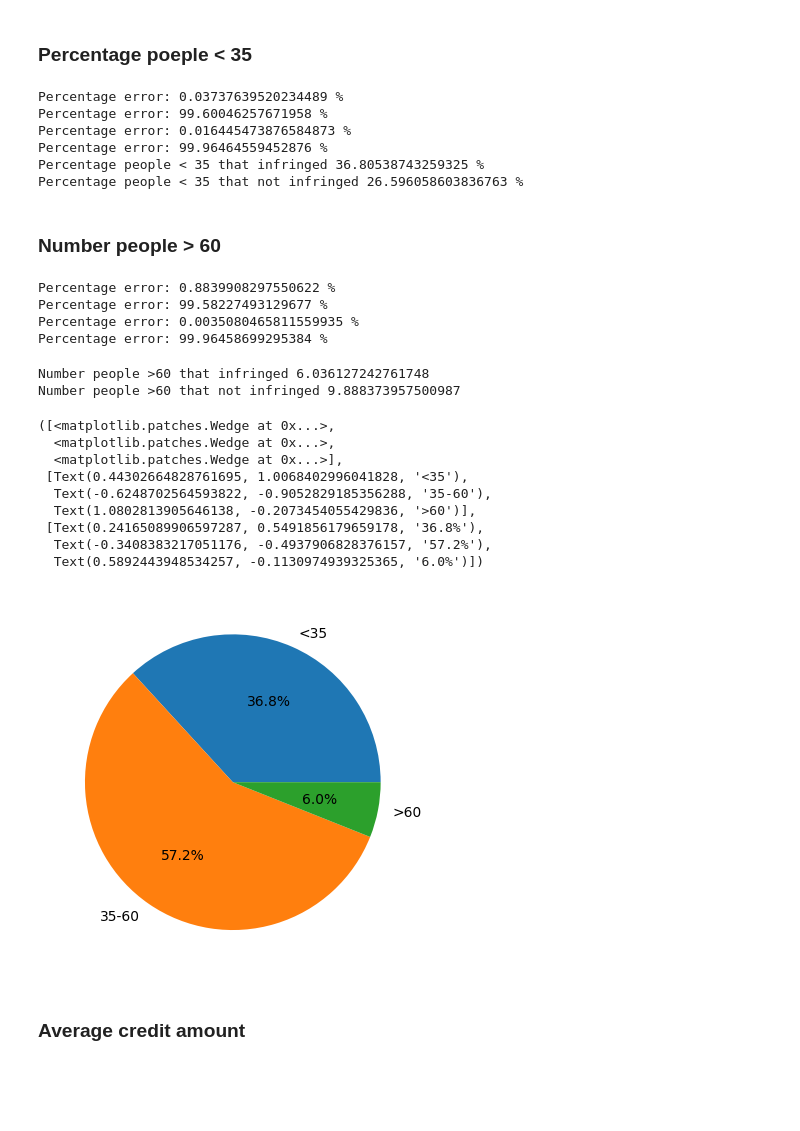
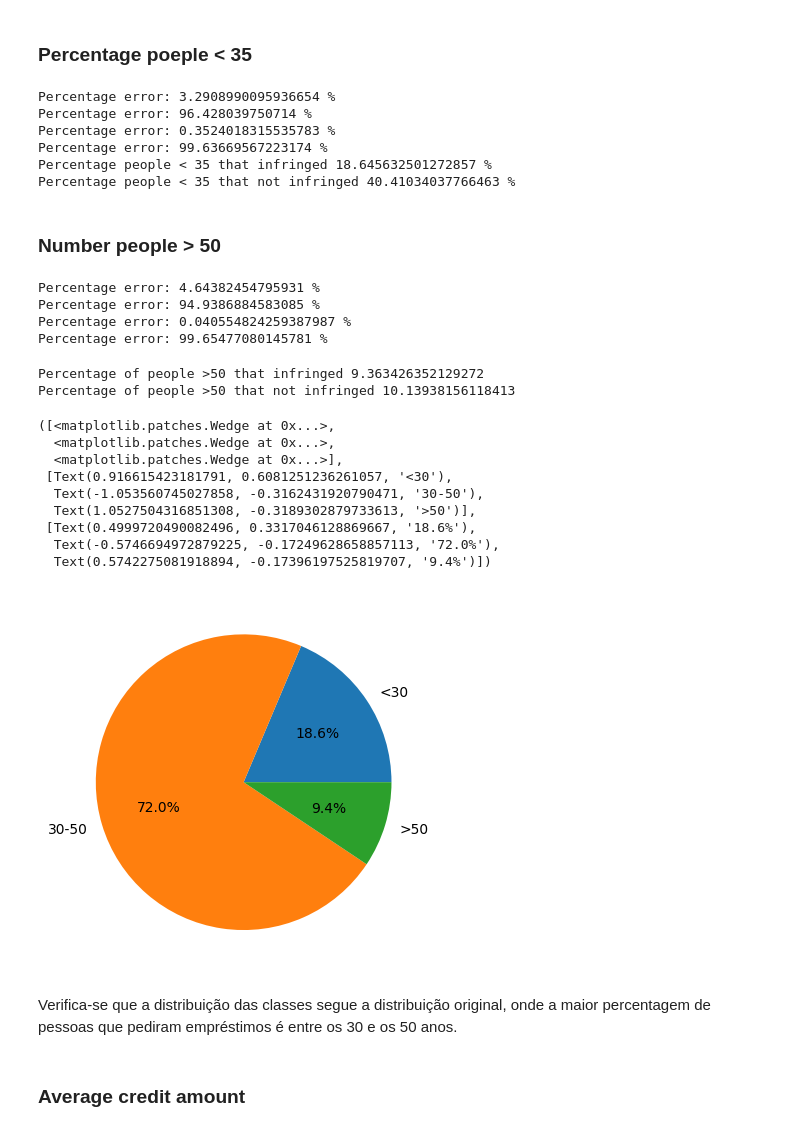
Before and after one commit to PugtgYosuky/SP-Project, a Jupyter notebook: src/controlER/dp.ipynb, the cells around one changed output. Cells and saved outputs as stored; diff of their text form; code cells hidden in the pictures; blank space fills up the shorter version.

```diff
--- a/src/controlER/dp.ipynb
+++ b/src/controlER/dp.ipynb
@@ -82,49 +84,51 @@ def number_people_by_age(condition, infringed=True, epsilon=0.01):
     print(f"Percentage error: {np.abs(error(data_count, res))} %")
     return res
 # %%
-less_35_infringed = number_people_by_age('<35')
+less_35_infringed = number_people_by_age('<30')
 less_35_not_infringed = number_people_by_age('<35', infringed=False)
 print(f'Percentage people < 35 that infringed', less_35_infringed, '%')
 print(f'Percentage people < 35 that not infringed', less_35_not_infringed, '%')
 # %% [output]
-Percentage error: 0.03737639520234489 %
-Percentage error: 99.60046257671958 %
-Percentage error: 0.016445473876584873 %
-Percentage error: 99.96464559452876 %
-Percentage people < 35 that infringed 36.80538743259325 %
-Percentage people < 35 that not infringed 26.596058603836763 %
+Percentage error: 3.2908990095936654 %
+Percentage error: 96.428039750714 %
+Percentage error: 0.3524018315535783 %
+Percentage error: 99.63669567223174 %
+Percentage people < 35 that infringed 18.645632501272857 %
+Percentage people < 35 that not infringed 40.41034037766463 %
 # %% [markdown]
-### Number people > 60
+### Number people > 50
 # %%
-over_60_infringed = number_people_by_age('>60')
-over_60_not_infringed = number_people_by_age('>60', infringed=False)
+over_60_infringed = number_people_by_age('>50')
+over_60_not_infringed = number_people_by_age('>50', infringed=False)
 # %% [output]
-Percentage error: 0.8839908297550622 %
-Percentage error: 99.58227493129677 %
-Percentage error: 0.0035080465811559935 %
-Percentage error: 99.96458699295384 %
+Percentage error: 4.64382454795931 %
+Percentage error: 94.9386884583085 %
+Percentage error: 0.040554824259387987 %
+Percentage error: 99.65477080145781 %
 # %%
-print(f'Number people >60 that infringed', over_60_infringed)
-print(f'Number people >60 that not infringed', over_60_not_infringed)
+print(f'Percentage of people >50 that infringed', over_60_infringed)
+print(f'Percentage of people >50 that not infringed', over_60_not_infringed)
 # %% [output]
-Number people >60 that infringed 6.036127242761748
-Number people >60 that not infringed 9.888373957500987
+Percentage of people >50 that infringed 9.363426352129272
+Percentage of people >50 that not infringed 10.13938156118413
 # %%
 between_infringed = 100 - over_60_infringed - less_35_infringed
 between_not_infringed = 100 - over_60_not_infringed - less_35_not_infringed
 # %%
-plt.pie([less_35_infringed, between_infringed, over_60_infringed], labels=['<35', '35-60', '>60'], autopct='%1.1f%%')
+plt.pie([less_35_infringed, between_infringed, over_60_infringed], labels=['<30', '30-50', '>50'], autopct='%1.1f%%')
 # %% [output]
 ([<matplotlib.patches.Wedge at 0x...>,
   <matplotlib.patches.Wedge at 0x...>,
   <matplotlib.patches.Wedge at 0x...>],
- [Text(0.44302664828761695, 1.0068402996041828, '<35'),
-  Text(-0.6248702564593822, -0.9052829185356288, '35-60'),
-  Text(1.0802813905646138, -0.2073454055429836, '>60')],
- [Text(0.24165089906597287, 0.5491856179659178, '36.8%'),
-  Text(-0.3408383217051176, -0.4937906828376157, '57.2%'),
-  Text(0.5892443948534257, -0.1130974939325365, '6.0%')])
+ [Text(0.916615423181791, 0.6081251236261057, '<30'),
+  Text(-1.053560745027858, -0.3162431920790471, '30-50'),
+  Text(1.0527504316851308, -0.3189302879733613, '>50')],
+ [Text(0.4999720490082496, 0.3317046128869667, '18.6%'),
+  Text(-0.5746694972879225, -0.17249628658857113, '72.0%'),
+  Text(0.5742275081918894, -0.17396197525819707, '9.4%')])
-[figure, old version]
+[figure, new version]
+# %% [markdown]
+Verifica-se que a distribuição das classes segue a distribuição original, onde a maior percentagem de pessoas que pediram empréstimos é entre os 30 e os 50 anos.
 # %% [markdown]
 ### Average credit amount
 # %%
```
Also changed, not shown: parts of 11 cells of this notebook, 2 other files.
